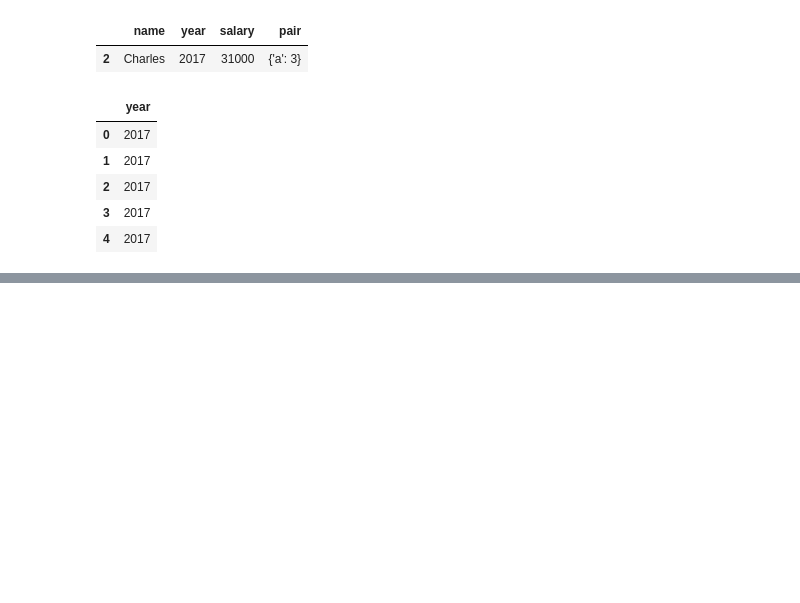
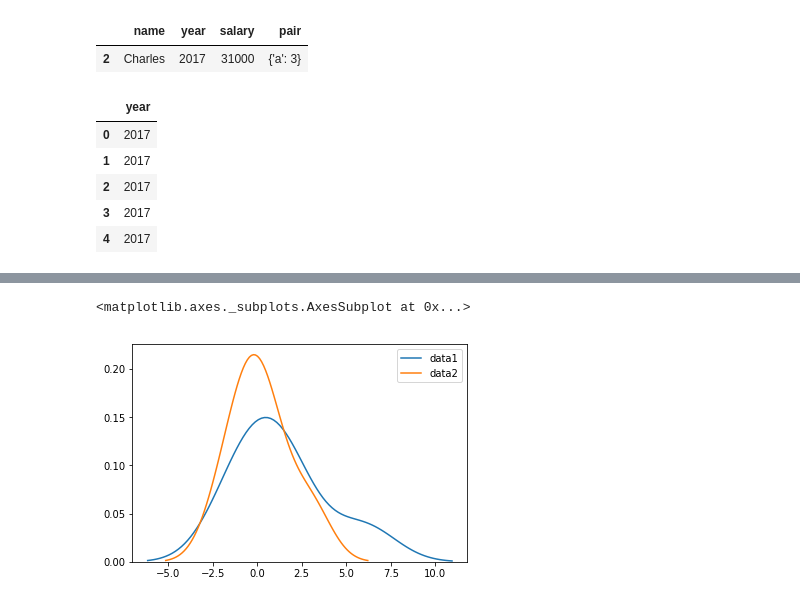
Before and after one commit to zingp/kaggle, a Jupyter notebook: forecast_losa_house_prices/pandas_study.ipynb, the cells around one changed output, grey strips where cells are left out. Drawn from its saved outputs; the diff is of its cells as text; code cells hidden in the pictures; blank space fills up the shorter version.

```diff
--- a/forecast_losa_house_prices/pandas_study.ipynb
+++ b/forecast_losa_house_prices/pandas_study.ipynb
@@ -153,0 +383,2 @@ d.filter(like='ea', axis=1) # 模糊查找列
+# %%
+df2.at[1,'data1'] = 6
@@ -153,0 +394,3 @@ d.filter(like='ea', axis=1) # 模糊查找列
+# %%
+df2.iat[1, 3] = 3
+df2
@@ -153,0 +408,3 @@ d.filter(like='ea', axis=1) # 模糊查找列
+# %%
+# append()会返回一个新的词表，对于之前的df2并不会改变
+df3 = df2.append({'data1':1.3,'data2':1.4, 'key1':'b', 'key2':'two'}, ignore_index=True)
@@ -153,0 +421,3 @@ d.filter(like='ea', axis=1) # 模糊查找列
+# %%
+df2.loc[5] = ['c', 'three', 2, 1]
+df2
@@ -153,0 +493,6 @@ d.filter(like='ea', axis=1) # 模糊查找列
+# %%
+sns.kdeplot(df2['data1'])
+sns.kdeplot(df2['data2'])
+# %% [output]
+<matplotlib.axes._subplots.AxesSubplot at 0x...>
+[figure, added]
```
Also changed, not shown: parts of 62 cells of this notebook.
